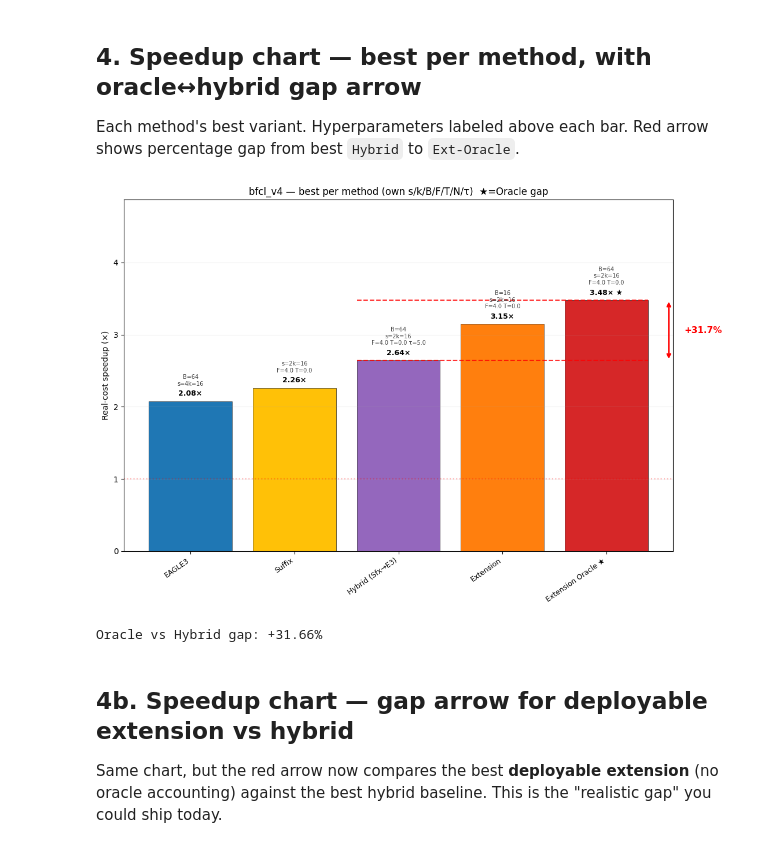
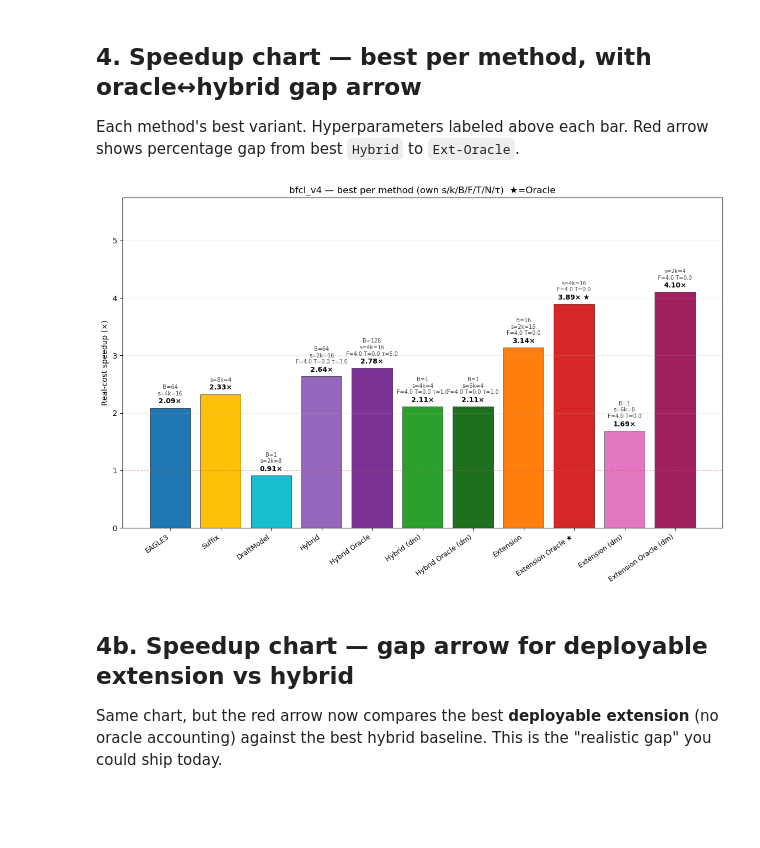
Before and after one commit to xogusrns123/advance-spec, a Jupyter notebook: simulation/notebooks/compare_methods.ipynb, the cells around one changed output. Cells and saved outputs as stored; diff of their text form; code cells hidden in the pictures; blank space fills up the shorter version.

```diff
--- a/simulation/notebooks/compare_methods.ipynb
+++ b/simulation/notebooks/compare_methods.ipynb
@@ -295,11 +478,19 @@ print(f"Total measurements scanned: {len(mdf_all)} across {len(WORKLOAD_SIMS)} s
 
 # Per-FAMILY best across ALL sims/budgets/variants — each family picks its OWN
 # (s, k, B, F, T, N, threshold) optimum. This is the fair "method-optimum" view.
-# Restrict display to the 5 core families (per user request 2026-04-28).
 SHOW_FAMILIES = {
-    "single:eagle3", "single:suffix",
-    "hybrid_e3", "extension", "extension_oracle",
-}
+    # eagle3 backbone (qwen3_14b preset)
+    "single:eagle3", "single:suffix", "single:draft_model",
+    "hybrid_e3", "hybrid_oracle",
+    "hybrid_dm", "hybrid_dm_oracle",
+    "extension", "extension_oracle",
+    "extension_by_count", "extension_by_score", "extension_prune_pt",
+    "extension_dm", "extension_dm_oracle",
+    "extension_dm_by_count", "extension_dm_by_score",
+    # mtp backbone (qwen35_9b preset) — alternative to eagle3 single/hybrid;
+    # extension_* family keys are shared.
+    "single:mtp", "hybrid_mtp", "hybrid_oracle_mtp",
+} - HIDDEN_FAMILIES
 mdf_all = mdf_all[mdf_all["family"].isin(SHOW_FAMILIES)].reset_index(drop=True)
 
 mdf_best = (mdf_all.sort_values("speedup_real", ascending=False)
@@ -387,64 +581,34 @@ if len(ext_dep) and len(hyb_all):
 Each method's best variant. Hyperparameters labeled above each bar.
 Red arrow shows percentage gap from best `Hybrid` to `Ext-Oracle`.
 # %%
-def _draw_gap_arrow(ax, mdf_plot, hyb_families, ext_families, offset=0.4):
-    fams = list(mdf_plot["family"].values)
-    spds = list(mdf_plot["speedup_real"].values)
-    h_picks = [(spds[i], i) for i, f in enumerate(fams) if f in hyb_families]
-    e_picks = [(spds[i], i) for i, f in enumerate(fams) if f in ext_families]
-    if not h_picks or not e_picks:
-        return None
-    h_spd, h_idx = max(h_picks)
-    e_spd, e_idx = max(e_picks)
-    pct = (e_spd / h_spd - 1) * 100
-    x_lo, x_hi = sorted([h_idx, e_idx])
-    ax.hlines(h_spd, x_lo - 0.4, x_hi + offset, colors="red",
-              linestyles="--", alpha=0.8, linewidth=1.5)
-    ax.hlines(e_spd, x_lo - 0.4, x_hi + offset, colors="red",
-              linestyles="--", alpha=0.8, linewidth=1.5)
-    arrow_x = x_hi + offset + 0.2
-    ax.annotate("", xy=(arrow_x, e_spd), xytext=(arrow_x, h_spd),
-                arrowprops=dict(arrowstyle="<->", color="red", lw=2))
-    ax.text(arrow_x + 0.15, (h_spd + e_spd) / 2, f"{pct:+.1f}%",
-            ha="left", va="center", color="red", fontsize=11, fontweight="bold")
-    return pct
-
-
-def _draw_speedup_chart(mdf_plot, title, hyb_fams, ext_fams):
+def _draw_speedup_chart(mdf_plot, title, hyb_fams=None, ext_fams=None):
     fig, ax = plt.subplots(figsize=(max(11, len(mdf_plot) * 1.05), 7.5))
     x = np.arange(len(mdf_plot))
     ax.bar(x, mdf_plot["speedup_real"].values, color=mdf_plot["color"].values,
            edgecolor="black", linewidth=0.4)
     for i, r in mdf_plot.iterrows():
         spd = r["speedup_real"]
         marker = " ★" if r["family"] == "extension_oracle" else ""
         ax.text(i, spd + 0.05, f"{spd:.2f}×{marker}",
                 ha="center", va="bottom", fontsize=9, fontweight="bold")
         sub = bar_sub_label(r["family"], r["hp"], r["best_budget"], r.get("sk_tag"))
         if sub:
             ax.text(i, spd + 0.20, sub, ha="center", va="bottom",
-                    fontsize=7, color="#444")
-    pct = _draw_gap_arrow(ax, mdf_plot, hyb_fams, ext_fams)
+                    fontsize=7, color="#444444")
     ax.set_xticks(x)
     ax.set_xticklabels(mdf_plot["pretty"], rotation=35, ha="right", fontsize=9)
     ax.set_ylabel("Real-cost speedup (×)")
     ax.set_title(title, fontsize=12)
     ax.axhline(y=1.0, color="red", linestyle=":", alpha=0.3)
     ax.grid(axis="y", alpha=0.2)
     ax.set_ylim(top=mdf_plot["speedup_real"].max() * 1.40)
     plt.tight_layout(); plt.show()
-    return pct
 
 
-HYB_FAMS = {"hybrid_e3"}
-ORACLE_FAMS = {"extension_oracle"}
-pct_or = _draw_speedup_chart(
-    mdf_best, f"{WORKLOAD} — best per method (own s/k/B/F/T/N/τ)  ★=Oracle gap",
-    HYB_FAMS, ORACLE_FAMS)
-print(f"Oracle vs Hybrid gap: {pct_or:+.2f}%")
+_draw_speedup_chart(
+    mdf_best, f"{WORKLOAD} — best per method (own s/k/B/F/T/N/τ)  ★=Oracle")
 # %% [output]
-[figure, old version]
+[figure, new version]
-Oracle vs Hybrid gap: +31.66%
 # %% [markdown]
 ## 4b. Speedup chart — gap arrow for **deployable** extension vs hybrid
 
```
Also changed, not shown: parts of 14 cells of this notebook, 33 other files.
